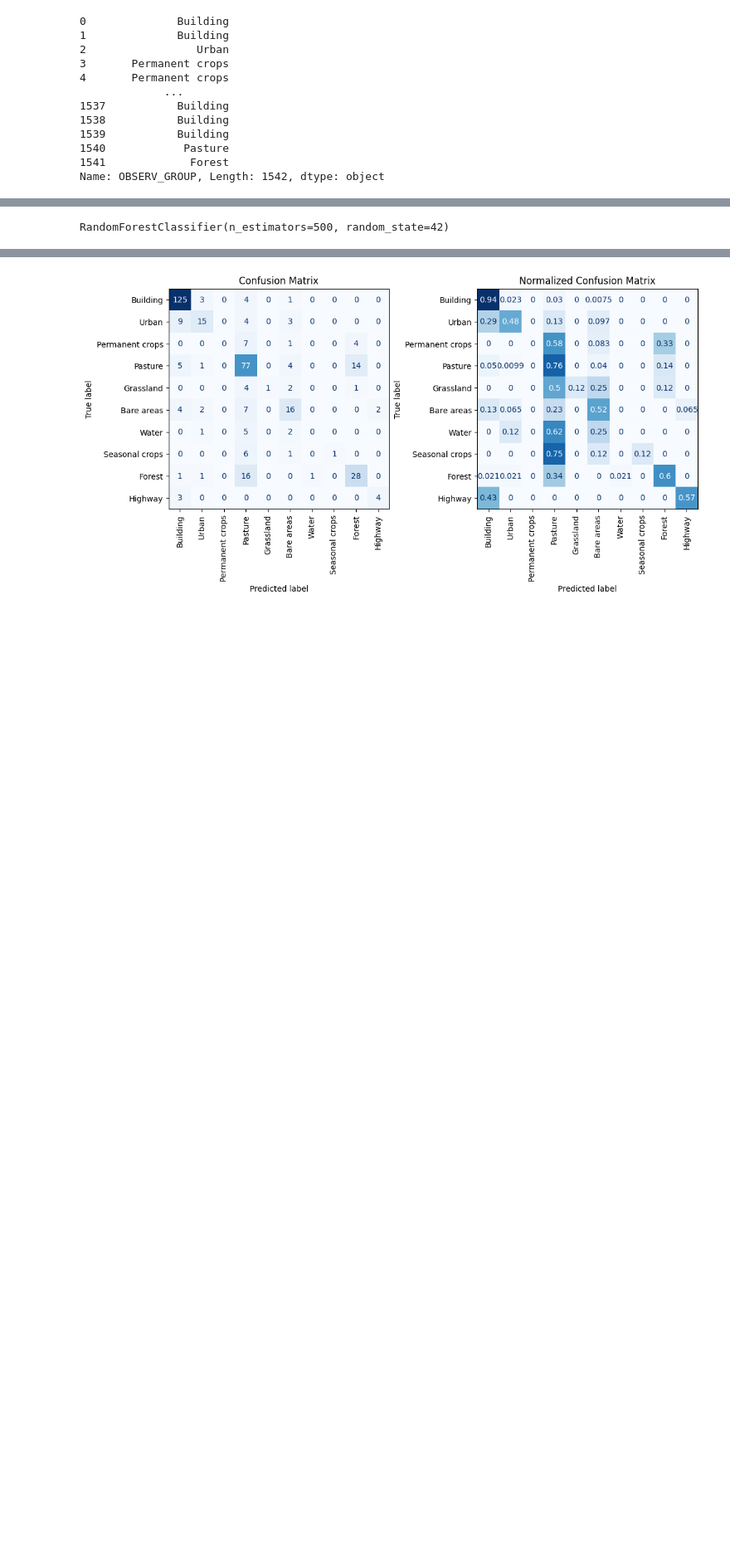
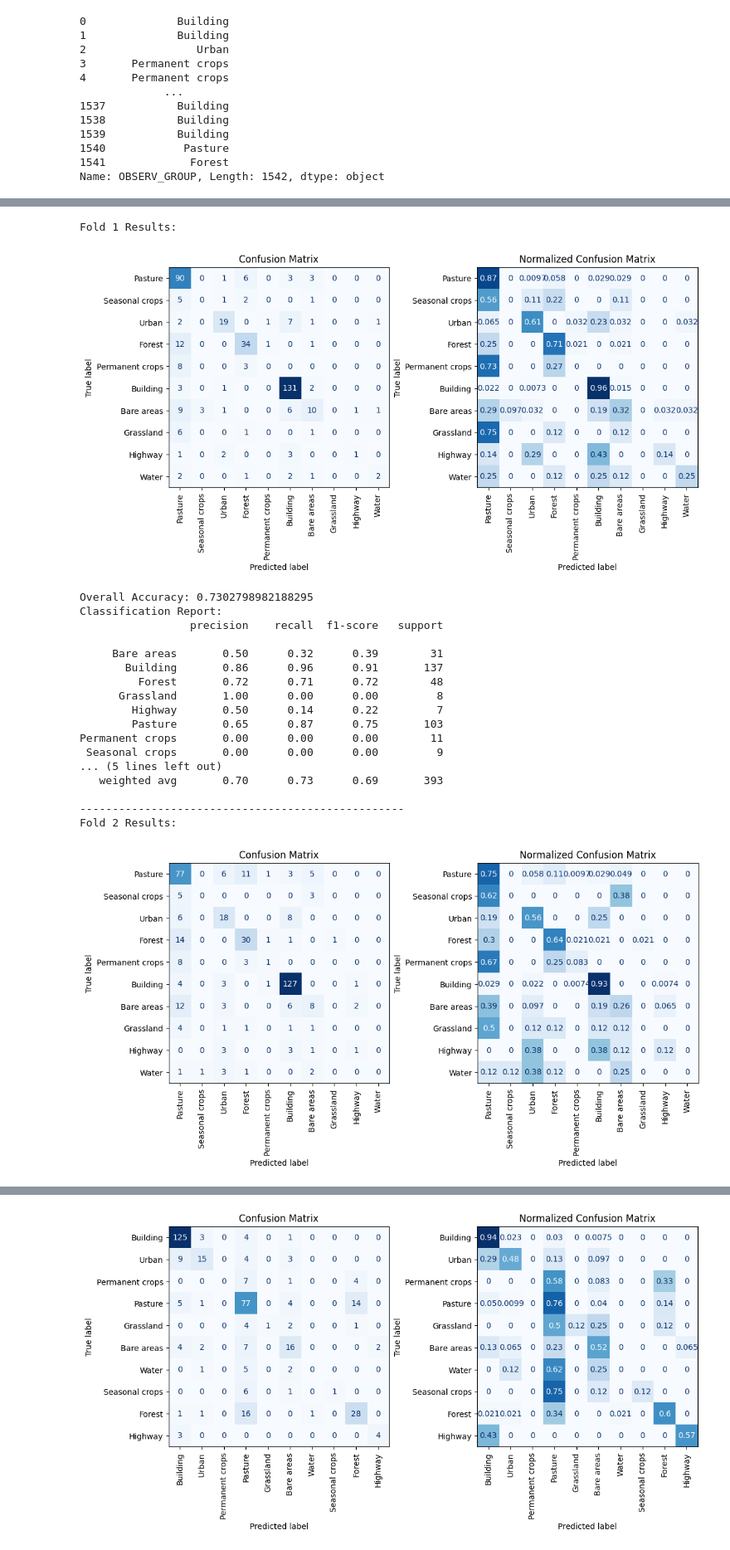
Before and after one commit to kshitijrajsharma/landcoverclassification, a Jupyter notebook: notebooks/experiment.ipynb, the cells around one changed output, grey strips where cells are left out. Shown at 83% size. Saved outputs shown, nothing was run; the diff lists cells and outputs as text; code cells hidden in the pictures; blank space fills up the shorter version.

Commit message:
Added stratified cross-validation and grid search for hyperparameter tuning

```diff
--- a/notebooks/experiment.ipynb
+++ b/notebooks/experiment.ipynb
@@ -88,7 +109,7 @@ list(train_gdf['OBSERV_GROUP'].unique())
 from sklearn.metrics import accuracy_score, classification_report, confusion_matrix, ConfusionMatrixDisplay
 import matplotlib.pyplot as plt
 
-def compute_accuracy(classifier):
+def compute_accuracy(classifier, X_test, y_test, train_gdf):
     y_pred = classifier.predict(X_test)
     overall_accuracy = accuracy_score(y_test, y_pred)
     classification_accuracy= classification_report(y_test, y_pred,zero_division=1)
@@ -113,7 +134,42 @@ def compute_accuracy(classifier):
     return overall_accuracy, classification_accuracy
 # %%
 from sklearn.ensemble import RandomForestClassifier
-rf = RandomForestClassifier(n_estimators=500, random_state=42)
-rf.fit(X_train, y_train)
+from sklearn.model_selection import StratifiedKFold
+
+
+# Train Random Forest Classifier using Stratified K-Fold Cross-Validation
+rf_classifier = RandomForestClassifier(n_estimators=100, random_state=42)
+skf = StratifiedKFold(n_splits=5, shuffle=True, random_state=42)
+
+for fold, (train_index, val_index) in enumerate(skf.split(X_train_full, y_train_full)):
+    X_tr, X_val = X_train_full.iloc[train_index], X_train_full.iloc[val_index]
+    y_tr, y_val = y_train_full.iloc[train_index], y_train_full.iloc[val_index]
+
+    rf_classifier.fit(X_tr, y_tr)
+
+    print(f"Fold {fold + 1} Results:")
+    overall_acc, class_acc = compute_accuracy(rf_classifier, X_val, y_val, gdf)
+    print(f"Overall Accuracy: {overall_acc}")
+    print(f"Classification Report:\n{class_acc}")
+    print("-" * 50)
 # %% [output]
-RandomForestClassifier(n_estimators=500, random_state=42)
+Fold 1 Results:
+[figure, added]
+Overall Accuracy: 0.7302798982188295
+Classification Report:
+                 precision    recall  f1-score   support
+
+     Bare areas       0.50      0.32      0.39        31
+       Building       0.86      0.96      0.91       137
+         Forest       0.72      0.71      0.72        48
+      Grassland       1.00      0.00      0.00         8
+        Highway       0.50      0.14      0.22         7
+        Pasture       0.65      0.87      0.75       103
+Permanent crops       0.00      0.00      0.00        11
+ Seasonal crops       0.00      0.00      0.00         9
+... (5 lines left out)
+   weighted avg       0.70      0.73      0.69       393
+
+--------------------------------------------------
+Fold 2 Results:
+[figure, added]
```
Also changed, not shown: parts of 9 cells of this notebook, 1 other file.
